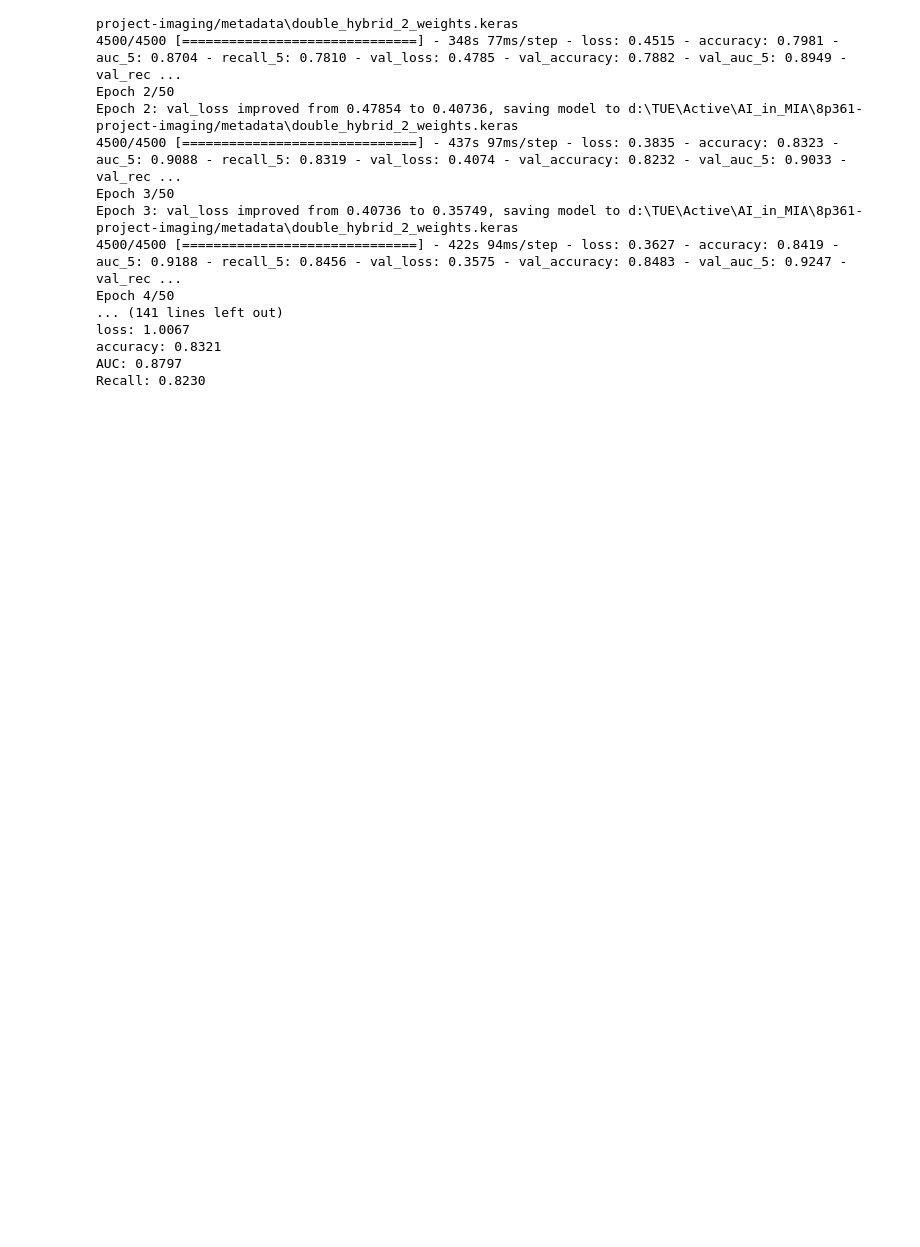
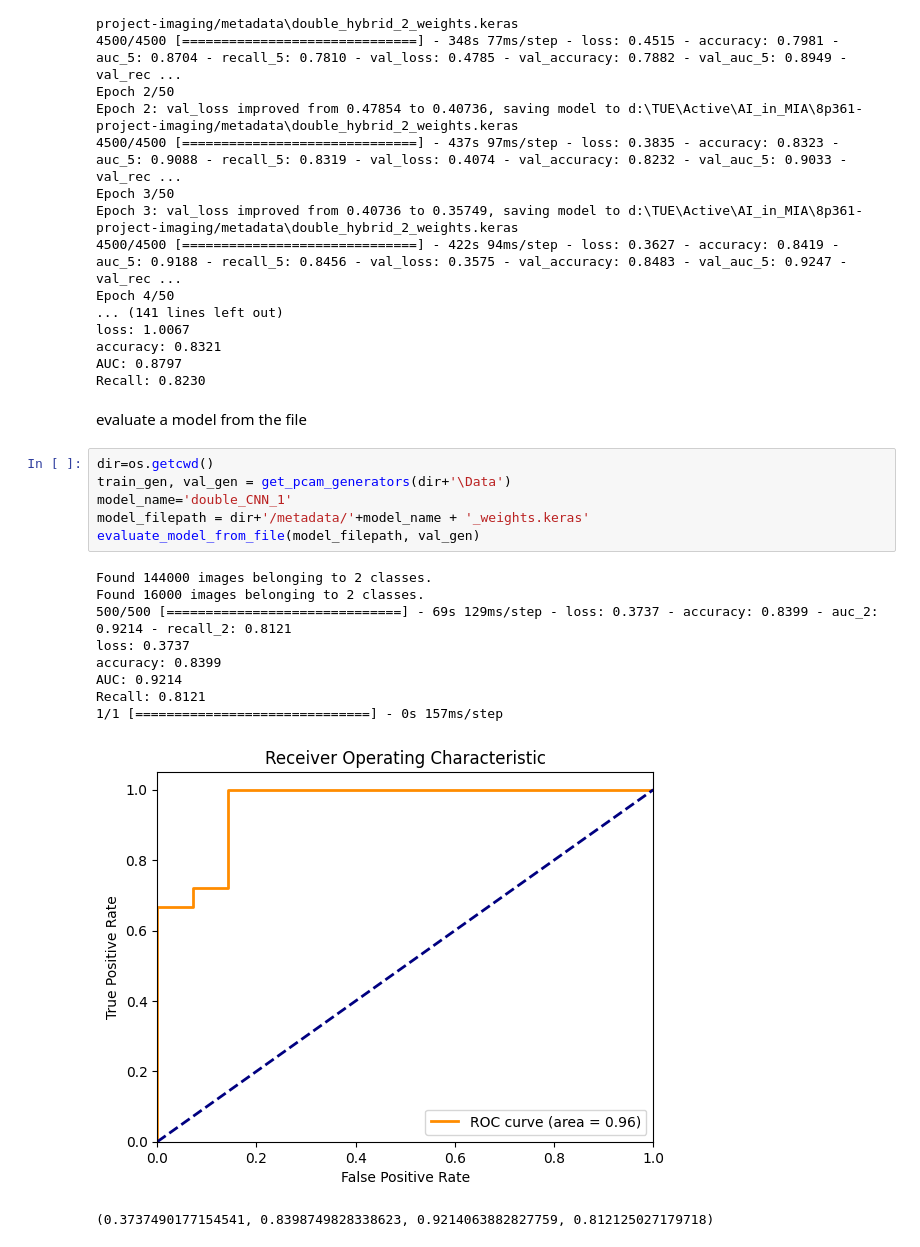
Before and after one commit to RWJAchten/8p361-project-imaging, a Jupyter notebook: hybrid/main.ipynb, the cells around one changed output. Cells and saved outputs as stored; diff of their text form; blank space fills up the shorter version.

Commit message:
added model file evaluation

```diff
--- a/hybrid/main.ipynb
+++ b/hybrid/main.ipynb
@@ -192,3 +197,22 @@ loss: 1.0067
 accuracy: 0.8321
 AUC: 0.8797
 Recall: 0.8230
+# %% [markdown]
+evaluate a model from the file
+# %%
+dir=os.getcwd()
+train_gen, val_gen = get_pcam_generators(dir+'\Data')
+model_name='double_CNN_1'
+model_filepath = dir+'/metadata/'+model_name + '_weights.keras'
+evaluate_model_from_file(model_filepath, val_gen)
+# %% [output]
+Found 144000 images belonging to 2 classes.
+Found 16000 images belonging to 2 classes.
+500/500 [==============================] - 69s 129ms/step - loss: 0.3737 - accuracy: 0.8399 - auc_2: 0.9214 - recall_2: 0.8121
+loss: 0.3737
+accuracy: 0.8399
+AUC: 0.9214
+Recall: 0.8121
+1/1 [==============================] - 0s 157ms/step
+[figure, added]
+(0.3737490177154541, 0.8398749828338623, 0.9214063882827759, 0.812125027179718)
```
Also changed, not shown: parts of 2 cells of this notebook, 2 other files.
